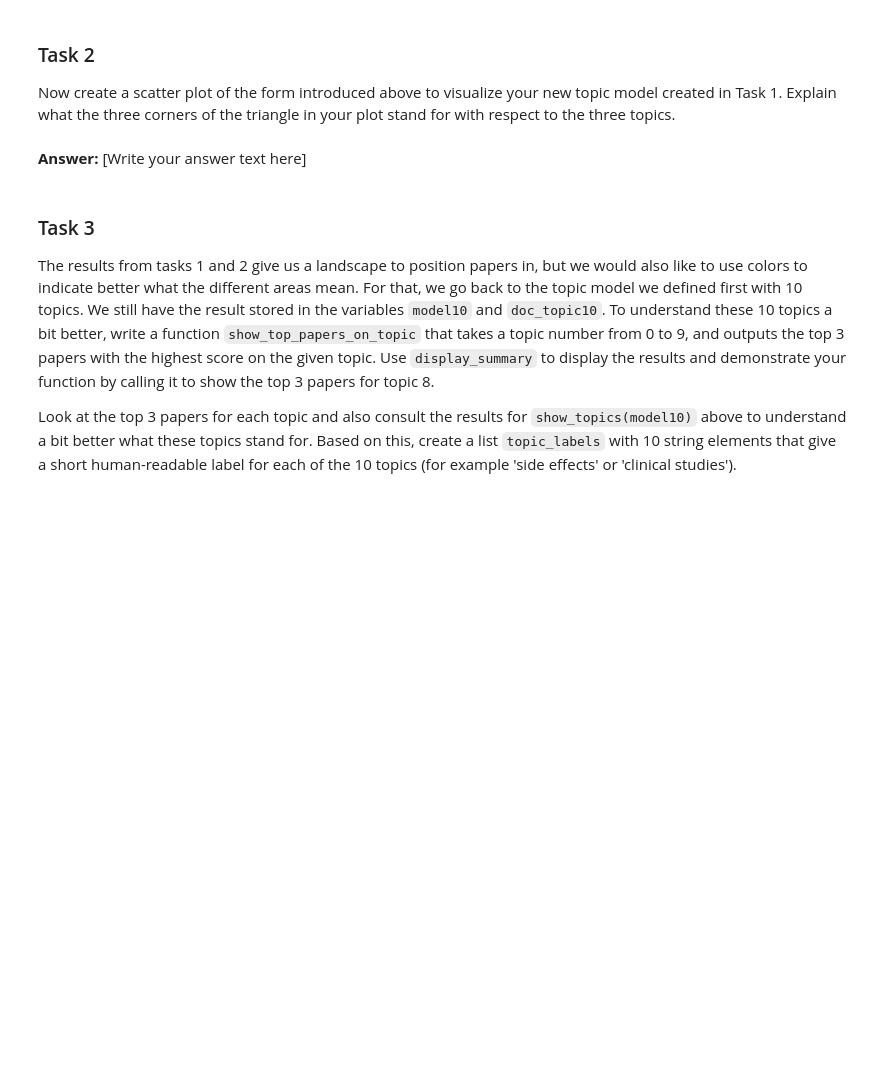
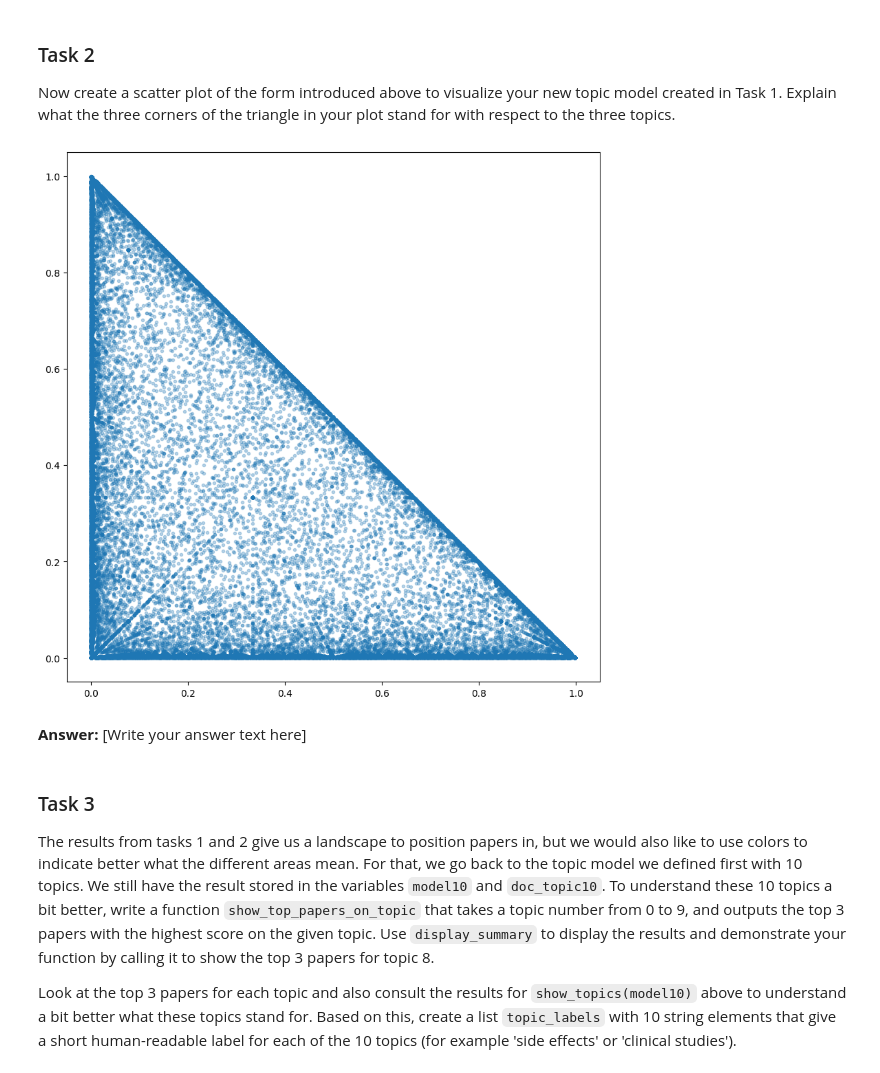
Before and after one commit to shmnrr/IR2022, a Jupyter notebook: 06_clustering.ipynb, the cells around one changed output. Saved outputs shown, nothing was run; the diff lists cells and outputs as text; code cells hidden in the pictures; blank space fills up the shorter version.

```diff
--- a/06_clustering.ipynb
+++ b/06_clustering.ipynb
@@ -272,7 +274,9 @@ Initialize a new topic model configured to calculate 3 topics and save it in a v
 
 
 # Add your code here
+model3 = lda.LDA(n_topics=3, n_iter=50, random_state=1)
+model3.fit(doc_term_matrix)
 
-#model3 = ...
 
 # Call show_topics
+show_topics(model3)
@@ -287,3 +304,9 @@ Now create a scatter plot of the form introduced above to visualize your new top
+# %%
+# Add your code here
+plt.rcParams["figure.figsize"] = [10, 10]
+plt.scatter(model3.doc_topic_[:,0], model3.doc_topic_[:,1], marker='.', alpha=0.3);
+# %% [output]
+[figure, added]
 # %% [markdown]
 **Answer:** [Write your answer text here]
 # %% [markdown]
```
Also changed, not shown: parts of 16 cells of this notebook.
